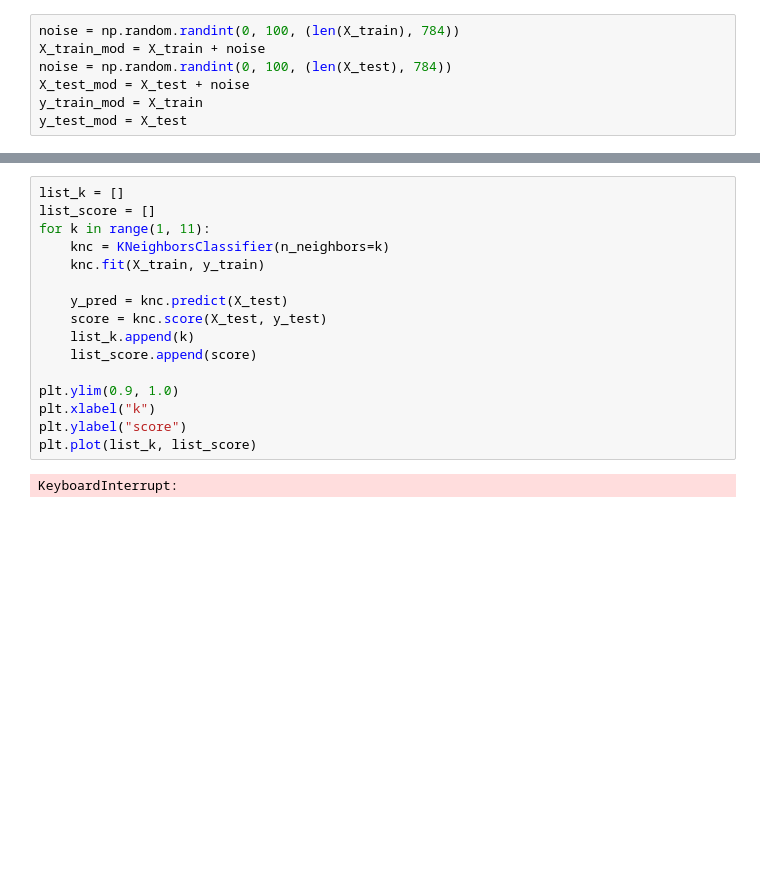
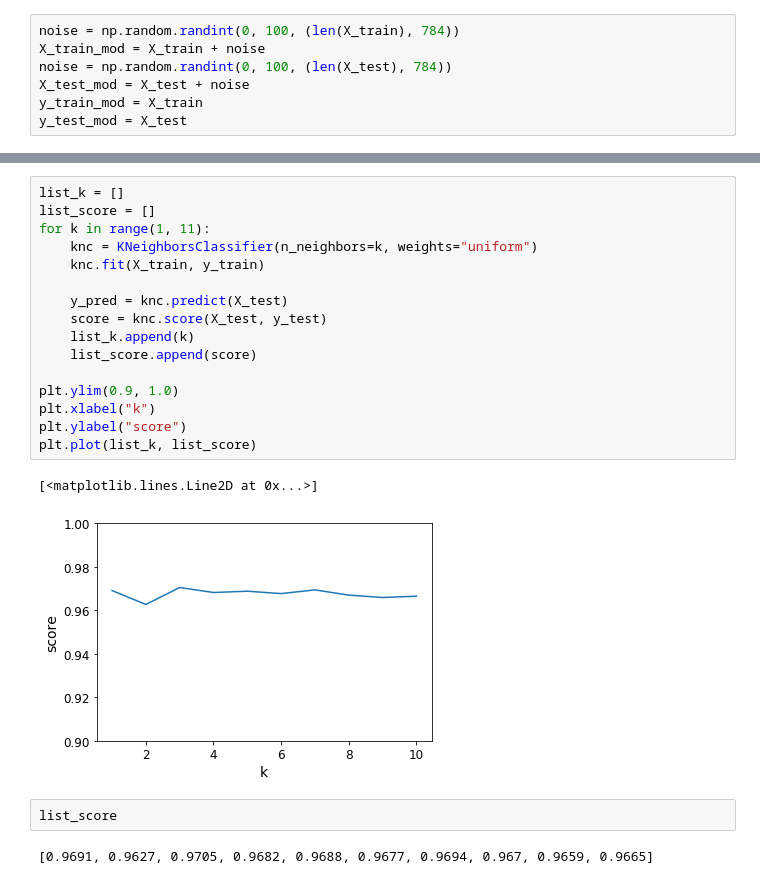
Before and after one commit to Yamagn/ml-handson, a Jupyter notebook: SS3.ipynb, the cells around one changed output, grey strips where cells are left out. Drawn from its saved outputs; the diff is of its cells as text; blank space fills up the shorter version.

```diff
--- a/SS3.ipynb
+++ b/SS3.ipynb
@@ -398,18 +372,23 @@ plot_digit(clean_digit)
 # %%
 list_k = []
 list_score = []
 for k in range(1, 11):
-    knc = KNeighborsClassifier(n_neighbors=k)
+    knc = KNeighborsClassifier(n_neighbors=k, weights="uniform")
     knc.fit(X_train, y_train)
 
     y_pred = knc.predict(X_test)
     score = knc.score(X_test, y_test)
     list_k.append(k)
     list_score.append(score)
 
 plt.ylim(0.9, 1.0)
 plt.xlabel("k")
 plt.ylabel("score")
 plt.plot(list_k, list_score)
 # %% [output]
-KeyboardInterrupt:
+[<matplotlib.lines.Line2D at 0x...>]
+[figure, added]
+# %%
+list_score
+# %% [output]
+[0.9691, 0.9627, 0.9705, 0.9682, 0.9688, 0.9677, 0.9694, 0.967, 0.9659, 0.9665]
```
Also changed, not shown: parts of 33 cells of this notebook, 2 other files.
